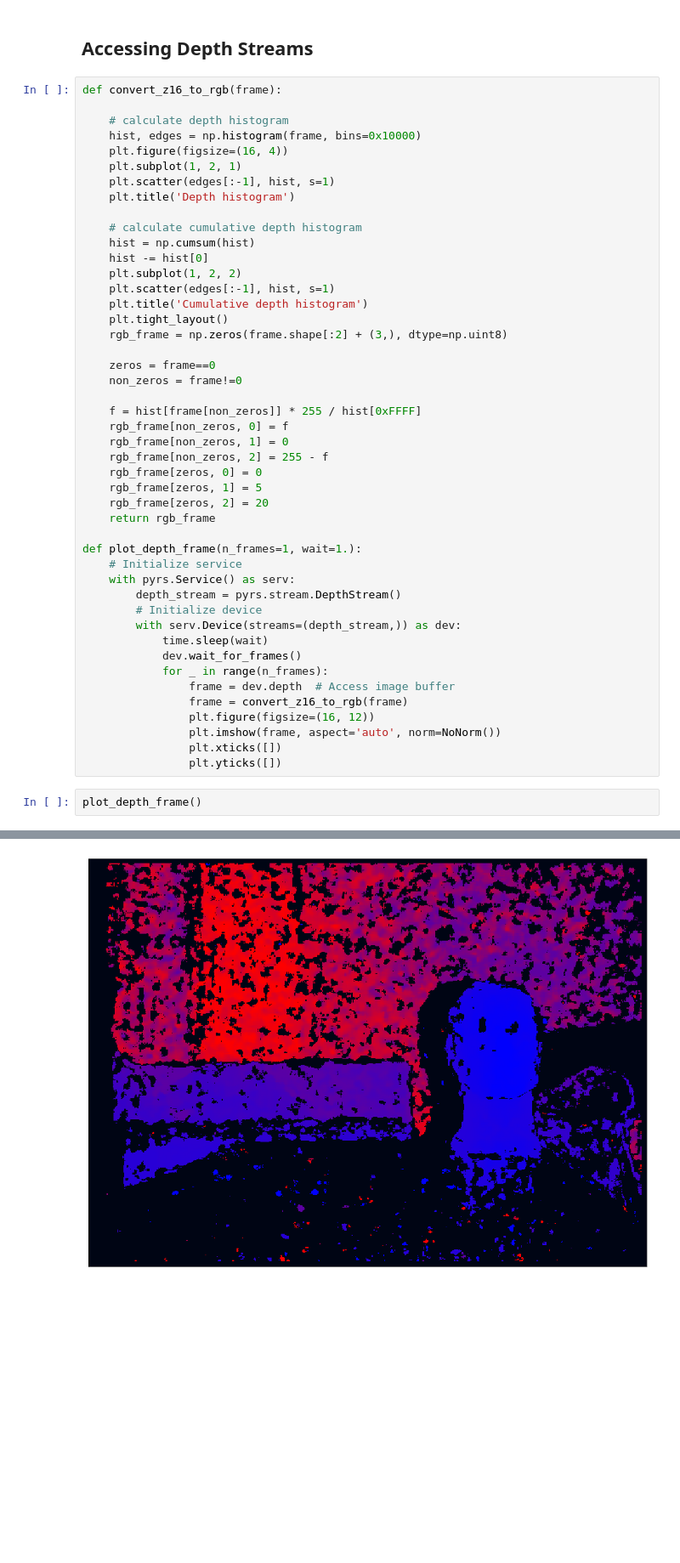
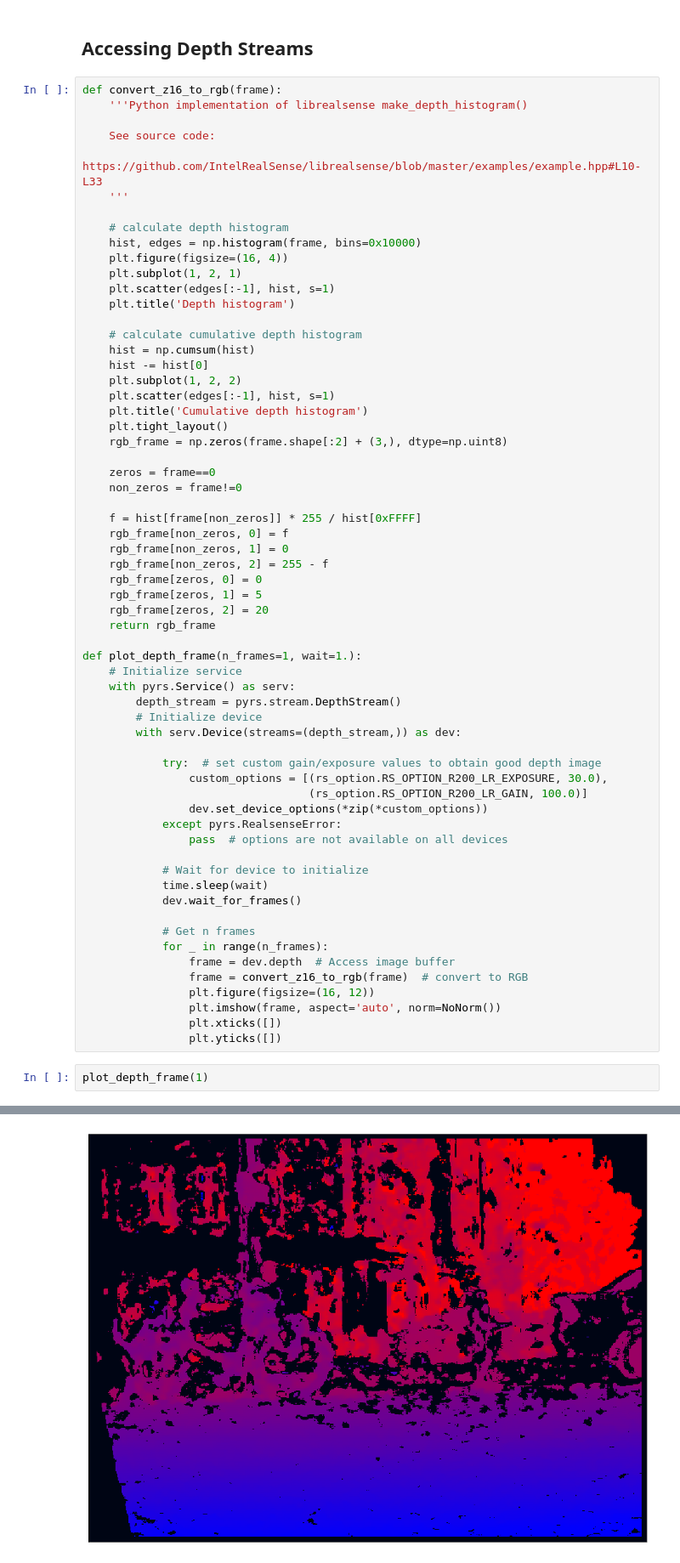
Before and after one commit to toinsson/pyrealsense, a Jupyter notebook: examples/show_jupyter.ipynb, the cells around one changed output, grey strips where cells are left out. Shown at 85% size. Cells and saved outputs as stored; diff of their text form; blank space fills up the shorter version.

Commit message:
Update examples

```diff
--- a/examples/show_jupyter.ipynb
+++ b/examples/show_jupyter.ipynb
@@ -90,6 +105,11 @@ for fmt in ('rgb', 'bgr', 'yuv'):
 ## Accessing Depth Streams
 # %%
 def convert_z16_to_rgb(frame):
+    '''Python implementation of librealsense make_depth_histogram()
+
+    See source code:
+    https://github.com/IntelRealSense/librealsense/blob/master/examples/example.hpp#L10-L33
+    '''
 
     # calculate depth histogram
     hist, edges = np.histogram(frame, bins=0x10000)
@@ -125,15 +145,26 @@ def plot_depth_frame(n_frames=1, wait=1.):
         depth_stream = pyrs.stream.DepthStream()
         # Initialize device
         with serv.Device(streams=(depth_stream,)) as dev:
+
+            try:  # set custom gain/exposure values to obtain good depth image
+                custom_options = [(rs_option.RS_OPTION_R200_LR_EXPOSURE, 30.0),
+                                  (rs_option.RS_OPTION_R200_LR_GAIN, 100.0)]
+                dev.set_device_options(*zip(*custom_options))
+            except pyrs.RealsenseError:
+                pass  # options are not available on all devices
+
+            # Wait for device to initialize
             time.sleep(wait)
             dev.wait_for_frames()
+
+            # Get n frames
             for _ in range(n_frames):
                 frame = dev.depth  # Access image buffer
-                frame = convert_z16_to_rgb(frame)
+                frame = convert_z16_to_rgb(frame)  # convert to RGB
                 plt.figure(figsize=(16, 12))
                 plt.imshow(frame, aspect='auto', norm=NoNorm())
                 plt.xticks([])
                 plt.yticks([])
 # %%
-plot_depth_frame()
+plot_depth_frame(1)
 # %% [output]
@@ -141 +172 @@ plot_depth_frame()
-[figure, old version]
+[figure, new version]
```
Also changed, not shown: parts of 6 cells of this notebook, 1 other file.
